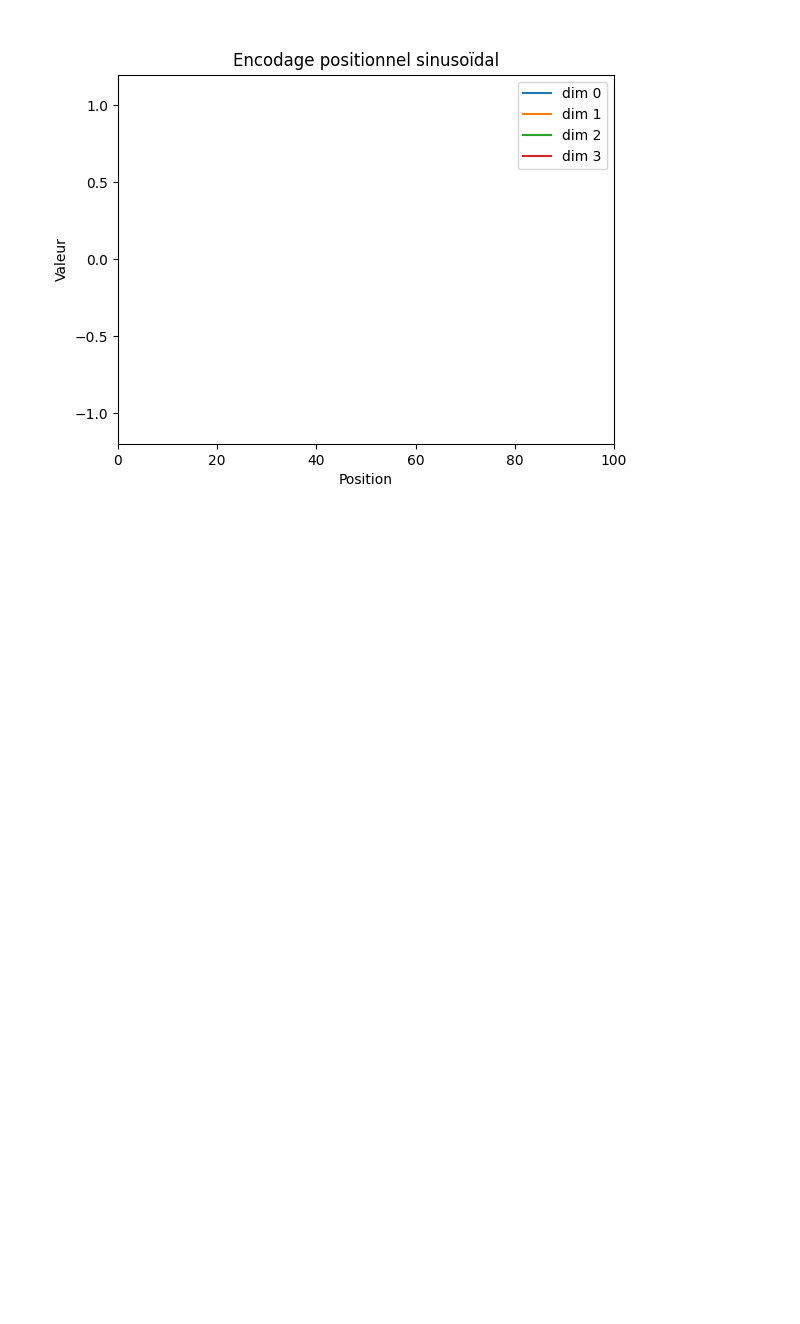
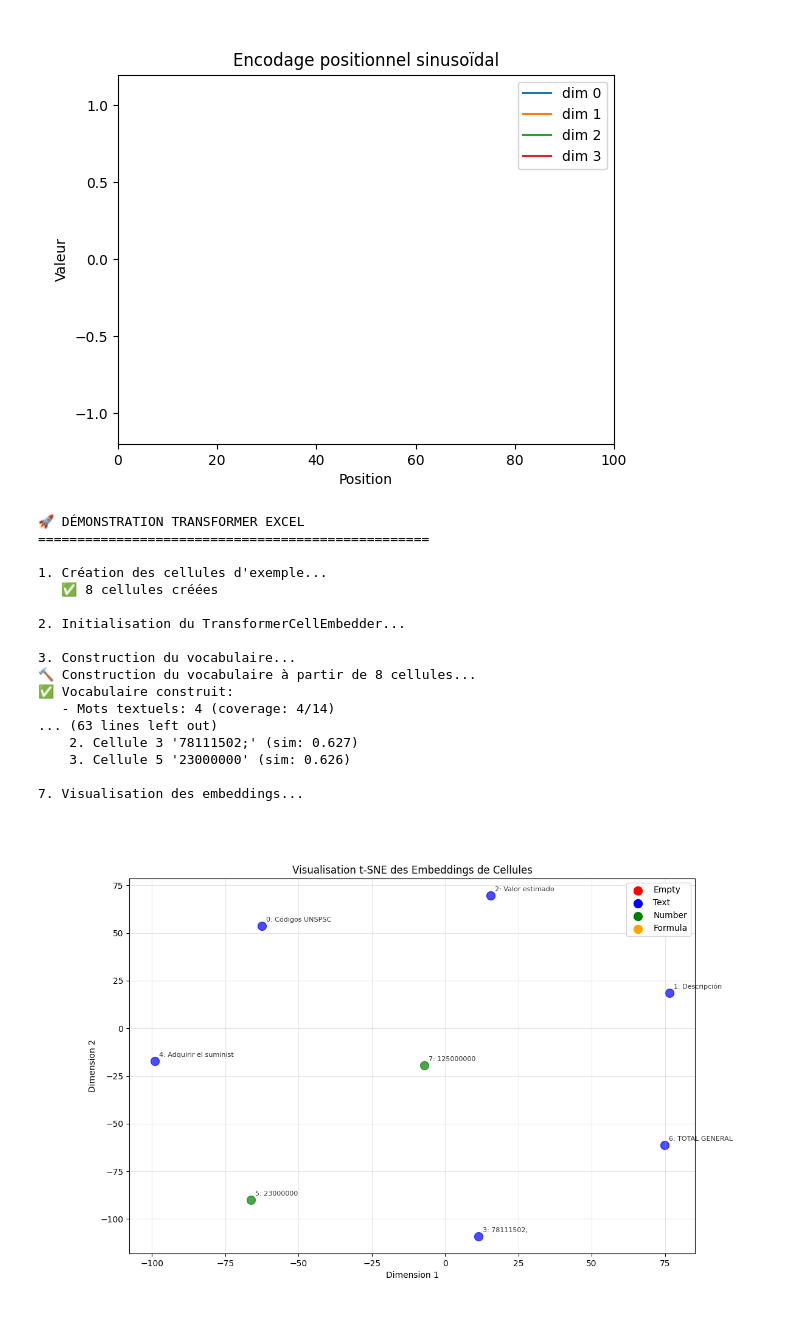
Before and after one commit to th-e-o/excel_embedding, a Jupyter notebook: Untitled.ipynb, the cells around one changed output. Saved outputs shown, nothing was run; the diff lists cells and outputs as text; code cells hidden in the pictures; blank space fills up the shorter version.

```diff
--- a/Untitled.ipynb
+++ b/Untitled.ipynb
@@ -424,7 +390,7 @@ class TransformerCellEmbedder(nn.Module):
         text_counter = Counter()
         color_set = set()
         format_set = set()
-        numeric_values = []
+        numeric_values = []  # GARDER COMME LISTE PYTHON
 
         for cell in cells:
             # Texte
@@ -446,7 +412,7 @@ class TransformerCellEmbedder(nn.Module):
                 try:
                     val = float(cell.raw_value)
                     if not (np.isnan(val) or np.isinf(val)):
-                        numeric_values.append(val)
+                        numeric_values.append(val)  # AJOUTER À LA LISTE
                 except:
                     pass
 
@@ -462,18 +428,18 @@ class TransformerCellEmbedder(nn.Module):
         self.color_vocab = {color: self._hash_string(color) for color in color_set}
         self.format_vocab = {fmt: self._hash_string(fmt) for fmt in format_set}
 
-        # Statistiques numériques
-        if numeric_values:
-            numeric_values = np.array(numeric_values)
+        # Statistiques numériques - FIX ICI
+        if len(numeric_values) > 0:  # ✅ CORRECTION: Utiliser len() au lieu de if numeric_values:
+            numeric_array = np.array(numeric_values)  # ✅ Convertir en array SEULEMENT si nécessaire
             self.numeric_stats = {
-                'min': float(np.min(numeric_values)),
-                'max': float(np.max(numeric_values)),
-                'mean': float(np.mean(numeric_values)),
-                'std': float(np.std(numeric_values)),
-                'q25': float(np.percentile(numeric_values, 25)),
-                'q75': float(np.percentile(numeric_values, 75)),
-                'log_min': float(np.log10(np.maximum(numeric_values, 1e-8)).min()),
-                'log_max': float(np.log10(np.maximum(numeric_values, 1e-8)).max())
+                'min': float(np.min(numeric_array)),
+                'max': float(np.max(numeric_array)),
+                'mean': float(np.mean(numeric_array)),
+                'std': float(np.std(numeric_array)),
+                'q25': float(np.percentile(numeric_array, 25)),
+                'q75': float(np.percentile(numeric_array, 75)),
+                'log_min': float(np.log10(np.maximum(numeric_array, 1e-8)).min()),
+                'log_max': float(np.log10(np.maximum(numeric_array, 1e-8)).max())
             }
 
         self.is_fitted = True
@@ -483,7 +449,7 @@ class TransformerCellEmbedder(nn.Module):
         print(f"   - Couleurs uniques: {len(color_set)}")
         print(f"   - Formats uniques: {len(format_set)}")
         print(f"   - Valeurs numériques: {len(numeric_values)}")
-        if numeric_values:
+        if len(numeric_values) > 0:  # ✅ CORRECTION: Utiliser len() ici aussi
             print(f"   - Range numérique: [{self.numeric_stats['min']:.2f}, {self.numeric_stats['max']:.2f}]")
 
     def forward(self, cells_batch: List[FullCellInfo]) -> torch.Tensor:
@@ -965,3 +931,26 @@ def demonstrate_transformer_excel():
     visualize_embeddings(embeddings, cells)
 
     return model, embeddings, graph
+# %%
+if __name__ == "__main__":
+    # Lancer la démonstration
+    model, embeddings, graph = demonstrate_transformer_excel()
+# %% [output]
+🚀 DÉMONSTRATION TRANSFORMER EXCEL
+==================================================
+
+1. Création des cellules d'exemple...
+   ✅ 8 cellules créées
+
+2. Initialisation du TransformerCellEmbedder...
+
+3. Construction du vocabulaire...
+🔨 Construction du vocabulaire à partir de 8 cellules...
+✅ Vocabulaire construit:
+   - Mots textuels: 4 (coverage: 4/14)
+... (63 lines left out)
+    2. Cellule 3 '78111502;' (sim: 0.627)
+    3. Cellule 5 '23000000' (sim: 0.626)
+
+7. Visualisation des embeddings...
+[figure, added]
```
Also changed, not shown: parts of 5 cells of this notebook.
